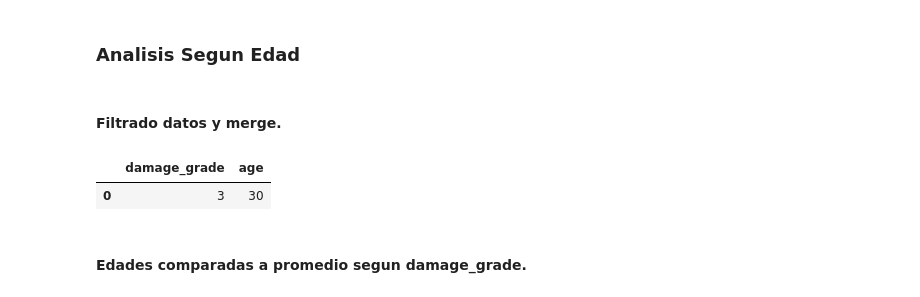
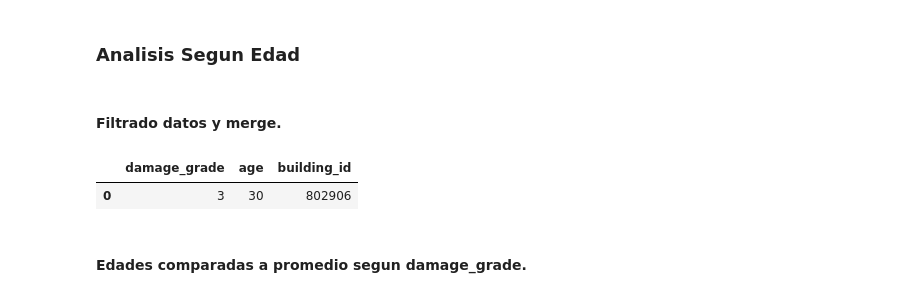
Before and after one commit to juanicolombo97/TP1-OrganizacionDatos, a Jupyter notebook: TP1.ipynb, the cells around one changed output. Drawn from its saved outputs; the diff is of its cells as text; code cells hidden in the pictures.

```diff
--- a/TP1.ipynb
+++ b/TP1.ipynb
@@ -181,11 +181,11 @@ cantidad_pisos_incorrrectos
 # %%
 datos_edad = train_values_dataset[["building_id", "age"]]
 datos_edad_merged = pd.merge(left=datos_edad, right=train_labels_dataset, how="inner", on="building_id")
-datos_edad_filtrados = datos_edad_merged[["damage_grade", "age"]]
+datos_edad_filtrados = datos_edad_merged[["damage_grade", "age", 'building_id']]
 datos_edad_filtrados.head(1)
 # %% [output]
-|  | damage_grade | age |
-| 0 | 3 | 30 |
+|  | damage_grade | age | building_id |
+| 0 | 3 | 30 | 802906 |
 # %% [markdown]
 #### Edades comparadas a promedio segun damage_grade.
 # %%
```
Also changed, not shown: parts of 3 cells of this notebook.
